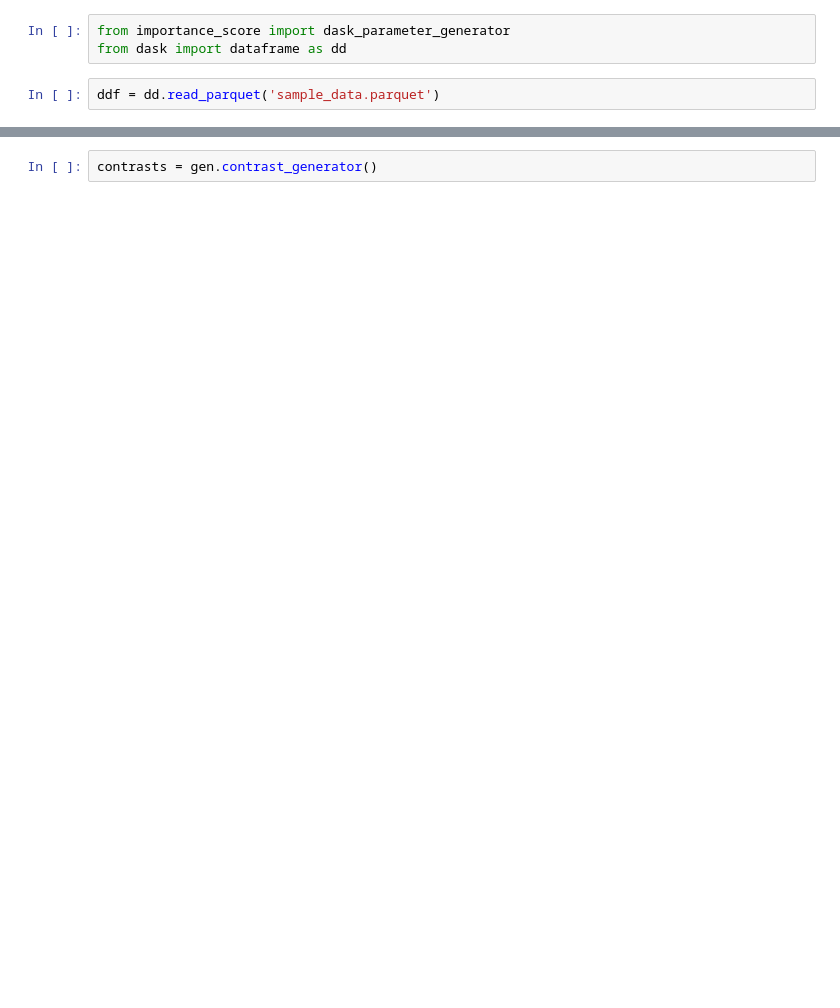
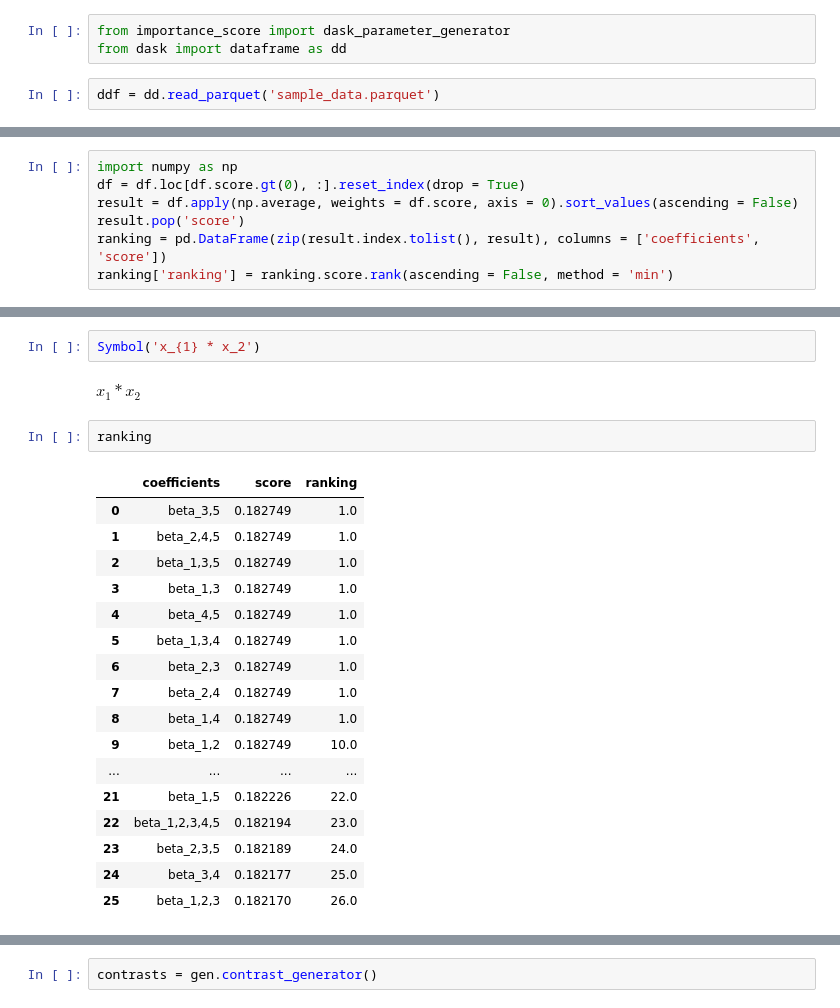
Before and after one commit to leeparkuky/barcode, a Jupyter notebook: get_better_codes.ipynb, the cells around one changed output, grey strips where cells are left out. Cells and saved outputs as stored; diff of their text form; blank space fills up the shorter version.

```diff
--- a/get_better_codes.ipynb
+++ b/get_better_codes.ipynb
@@ -7,0 +118,7 @@ gen = dask_parameter_generator(ddf)
+# %%
+import numpy as np
+df = df.loc[df.score.gt(0), :].reset_index(drop = True)
+result = df.apply(np.average, weights = df.score, axis = 0).sort_values(ascending = False)
+result.pop('score')
+ranking = pd.DataFrame(zip(result.index.tolist(), result), columns = ['coefficients', 'score'])
+ranking['ranking'] = ranking.score.rank(ascending = False, method = 'min')
@@ -7,0 +146,24 @@ gen = dask_parameter_generator(ddf)
+# %%
+Symbol('x_{1} * x_2')
+# %% [output]
+$\displaystyle x_{1} * x_2$
+# %%
+ranking
+# %% [output]
+|  | coefficients | score | ranking |
+| 0 | beta_3,5 | 0.182749 | 1.0 |
+| 1 | beta_2,4,5 | 0.182749 | 1.0 |
+| 2 | beta_1,3,5 | 0.182749 | 1.0 |
+| 3 | beta_1,3 | 0.182749 | 1.0 |
+| 4 | beta_4,5 | 0.182749 | 1.0 |
+| 5 | beta_1,3,4 | 0.182749 | 1.0 |
+| 6 | beta_2,3 | 0.182749 | 1.0 |
+| 7 | beta_2,4 | 0.182749 | 1.0 |
+| 8 | beta_1,4 | 0.182749 | 1.0 |
+| 9 | beta_1,2 | 0.182749 | 10.0 |
+| ... | ... | ... | ... |
+| 21 | beta_1,5 | 0.182226 | 22.0 |
+| 22 | beta_1,2,3,4,5 | 0.182194 | 23.0 |
+| 23 | beta_2,3,5 | 0.182189 | 24.0 |
+| 24 | beta_3,4 | 0.182177 | 25.0 |
+| 25 | beta_1,2,3 | 0.182170 | 26.0 |
```
Also changed, not shown: parts of 46 cells of this notebook, 2 other files.
